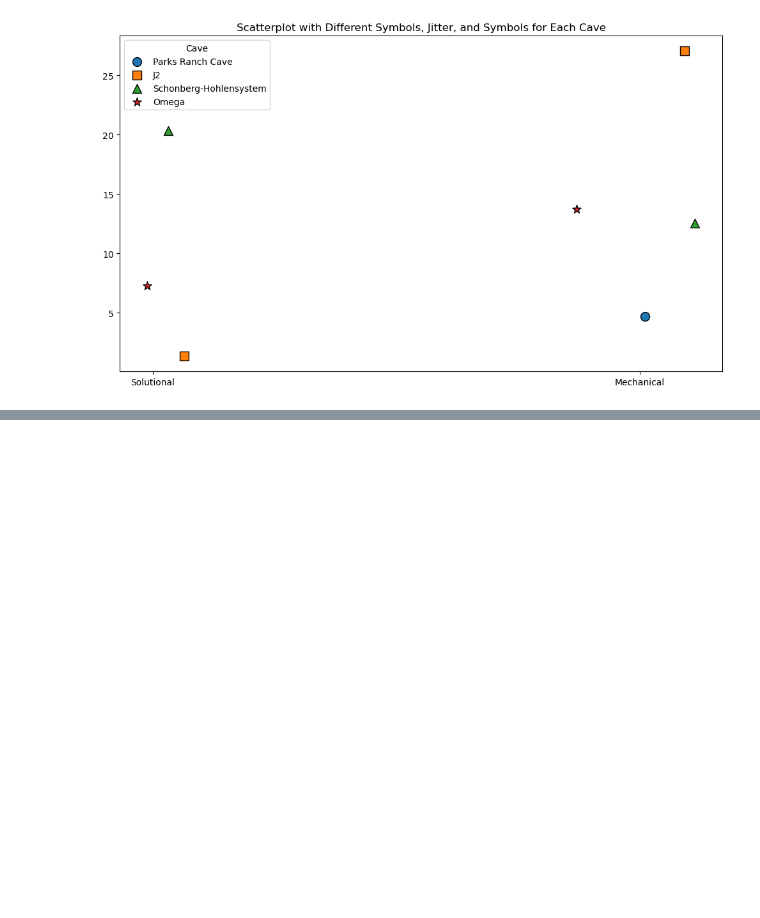
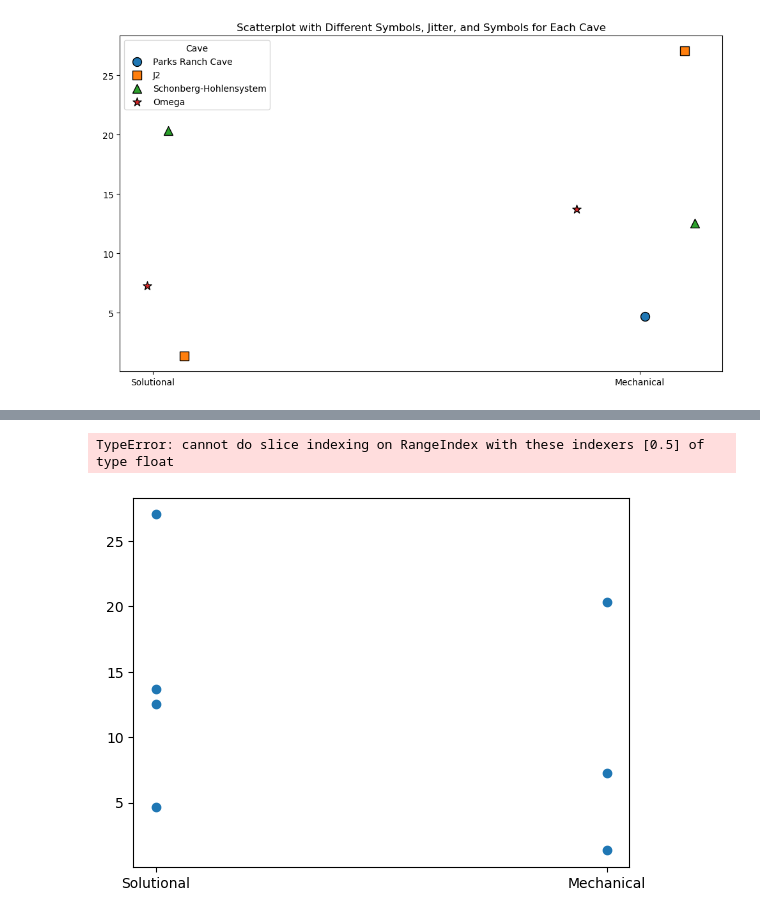
Before and after one commit to ethanoleson/Scallop_code, a Jupyter notebook: Roughness_figure/roughness.ipynb, the cells around one changed output, grey strips where cells are left out. Cells and saved outputs as stored; diff of their text form; code cells hidden in the pictures; blank space fills up the shorter version.

```diff
--- a/Roughness_figure/roughness.ipynb
+++ b/Roughness_figure/roughness.ipynb
@@ -656,0 +683,26 @@ plt.show()
+# %%
+import matplotlib.pyplot as plt
+
+# Sample data
+
+# Create a scatter plot
+plt.scatter(cm_data['feature'], cm_data['sa'])
+
+# Set x-axis ticks and labels
+
+# Set a subset of x-axis ticks and labels to make them closer together
+subset_ticks = cm_data['feature'][::0.5]  # Adjust the subset as needed
+subset_labels = cm_data['feature'][::0.5]  # Corresponding labels
+
+plt.xticks(subset_ticks, subset_labels)
+
+# Add labels and title
+plt.xlabel('X-axis Label')
+plt.ylabel('Y-axis Label')
+plt.title('Scatter Plot with Table Labels on X-axis')
+
+# Display the plot
+plt.show()
+# %% [output]
+TypeError: cannot do slice indexing on RangeIndex with these indexers [0.5] of type float
+[figure, added]
```
Also changed, not shown: parts of 2 cells of this notebook, 2 other files.
